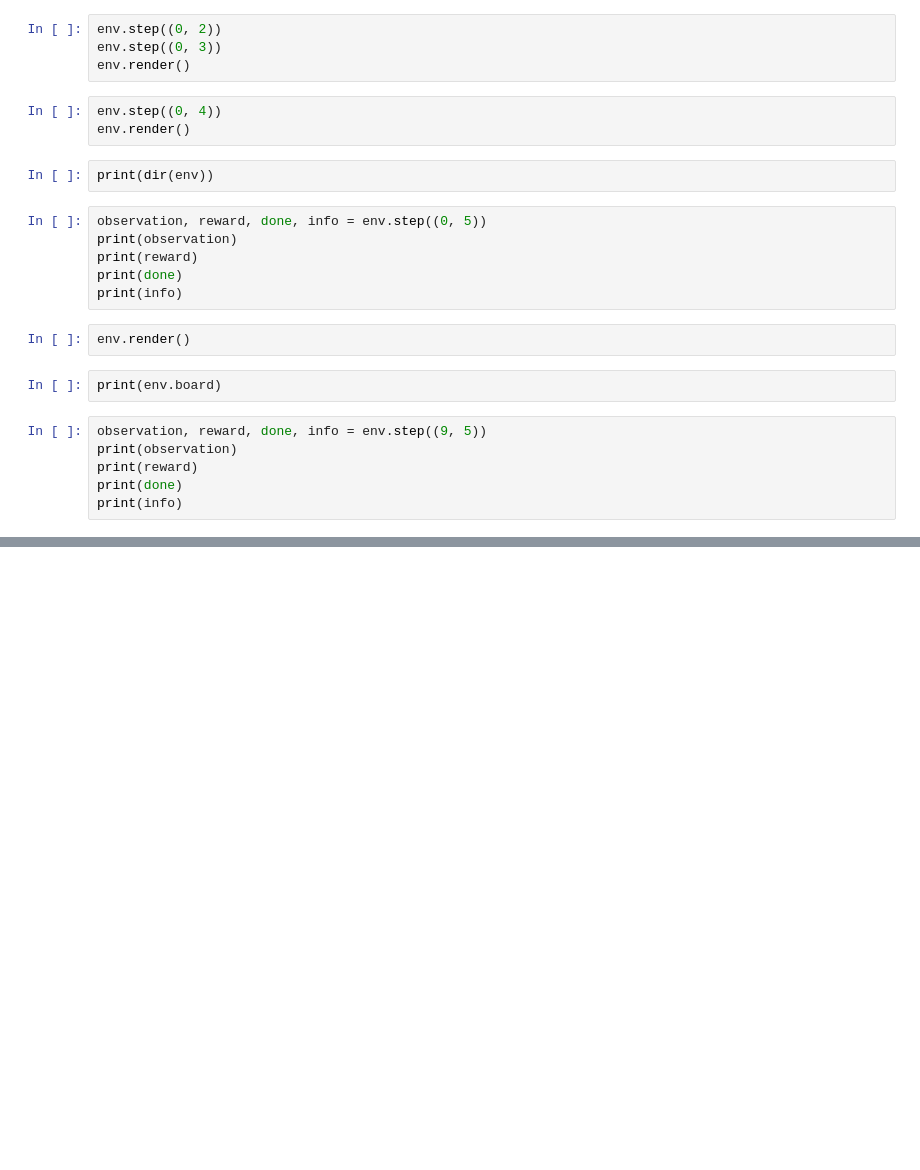
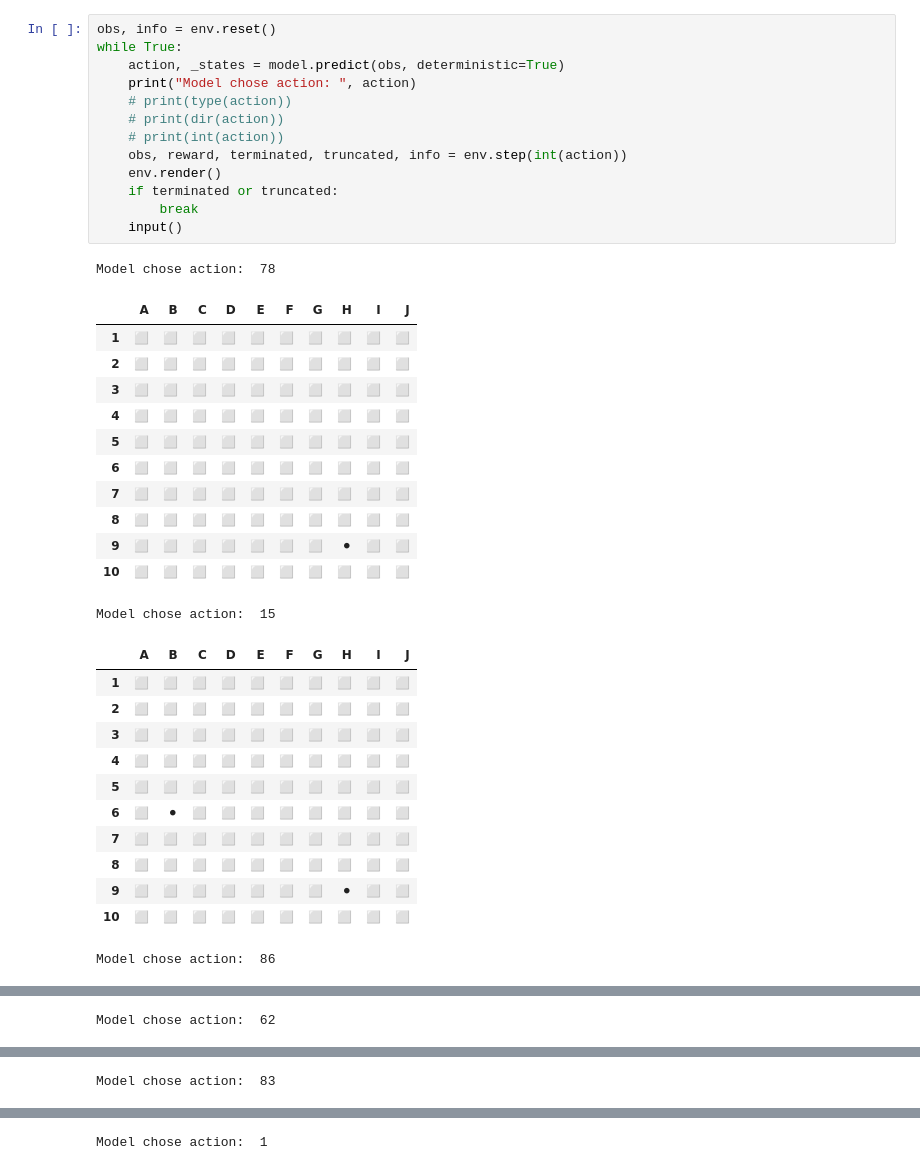
Before and after one commit to shayanhalder/battleship-reinforcement-learning, a Jupyter notebook: dqn.ipynb, the cells around one changed output, grey strips where cells are left out. Drawn from its saved outputs; the diff is of its cells as text; blank space fills up the shorter version.

```diff
--- a/dqn.ipynb
+++ b/dqn.ipynb
@@ -85,25 +110,39 @@ env.render()
-# %%
-env.step((0, 2))
-env.step((0, 3))
-env.render()
-# %%
-env.step((0, 4))
-env.render()
-# %%
-print(dir(env))
-# %%
-observation, reward, done, info = env.step((0, 5))
-print(observation)
-print(reward)
-print(done)
-print(info)
-# %%
-env.render()
-# %%
-print(env.board)
-# %%
-observation, reward, done, info = env.step((9, 5))
-print(observation)
-print(reward)
-print(done)
-print(info)
+# %%
+obs, info = env.reset()
+while True:
+    action, _states = model.predict(obs, deterministic=True)
+    print("Model chose action: ", action)
+    # print(type(action))
+    # print(dir(action))
+    # print(int(action))
+    obs, reward, terminated, truncated, info = env.step(int(action))
+    env.render()
+    if terminated or truncated:
+        break
+    input()
+# %% [output]
+Model chose action:  78
+|  | A | B | C | D | E | F | G | H | I | J |
+| 1 | ⬜ | ⬜ | ⬜ | ⬜ | ⬜ | ⬜ | ⬜ | ⬜ | ⬜ | ⬜ |
+| 2 | ⬜ | ⬜ | ⬜ | ⬜ | ⬜ | ⬜ | ⬜ | ⬜ | ⬜ | ⬜ |
+| 3 | ⬜ | ⬜ | ⬜ | ⬜ | ⬜ | ⬜ | ⬜ | ⬜ | ⬜ | ⬜ |
+| 4 | ⬜ | ⬜ | ⬜ | ⬜ | ⬜ | ⬜ | ⬜ | ⬜ | ⬜ | ⬜ |
+| 5 | ⬜ | ⬜ | ⬜ | ⬜ | ⬜ | ⬜ | ⬜ | ⬜ | ⬜ | ⬜ |
+| 6 | ⬜ | ⬜ | ⬜ | ⬜ | ⬜ | ⬜ | ⬜ | ⬜ | ⬜ | ⬜ |
+| 7 | ⬜ | ⬜ | ⬜ | ⬜ | ⬜ | ⬜ | ⬜ | ⬜ | ⬜ | ⬜ |
+| 8 | ⬜ | ⬜ | ⬜ | ⬜ | ⬜ | ⬜ | ⬜ | ⬜ | ⬜ | ⬜ |
+| 9 | ⬜ | ⬜ | ⬜ | ⬜ | ⬜ | ⬜ | ⬜ | ⚫ | ⬜ | ⬜ |
+| 10 | ⬜ | ⬜ | ⬜ | ⬜ | ⬜ | ⬜ | ⬜ | ⬜ | ⬜ | ⬜ |
+Model chose action:  15
+|  | A | B | C | D | E | F | G | H | I | J |
+| 1 | ⬜ | ⬜ | ⬜ | ⬜ | ⬜ | ⬜ | ⬜ | ⬜ | ⬜ | ⬜ |
+| 2 | ⬜ | ⬜ | ⬜ | ⬜ | ⬜ | ⬜ | ⬜ | ⬜ | ⬜ | ⬜ |
+| 3 | ⬜ | ⬜ | ⬜ | ⬜ | ⬜ | ⬜ | ⬜ | ⬜ | ⬜ | ⬜ |
+| 4 | ⬜ | ⬜ | ⬜ | ⬜ | ⬜ | ⬜ | ⬜ | ⬜ | ⬜ | ⬜ |
+| 5 | ⬜ | ⬜ | ⬜ | ⬜ | ⬜ | ⬜ | ⬜ | ⬜ | ⬜ | ⬜ |
+| 6 | ⬜ | ⚫ | ⬜ | ⬜ | ⬜ | ⬜ | ⬜ | ⬜ | ⬜ | ⬜ |
+| 7 | ⬜ | ⬜ | ⬜ | ⬜ | ⬜ | ⬜ | ⬜ | ⬜ | ⬜ | ⬜ |
+| 8 | ⬜ | ⬜ | ⬜ | ⬜ | ⬜ | ⬜ | ⬜ | ⬜ | ⬜ | ⬜ |
+| 9 | ⬜ | ⬜ | ⬜ | ⬜ | ⬜ | ⬜ | ⬜ | ⚫ | ⬜ | ⬜ |
+| 10 | ⬜ | ⬜ | ⬜ | ⬜ | ⬜ | ⬜ | ⬜ | ⬜ | ⬜ | ⬜ |
+Model chose action:  86
@@ -109,0 +160 @@ print(info)
+Model chose action:  62
@@ -109,0 +172 @@ print(info)
+Model chose action:  83
@@ -109,0 +184 @@ print(info)
+Model chose action:  1
```
Also changed, not shown: parts of 17 cells of this notebook, 2 other files.
